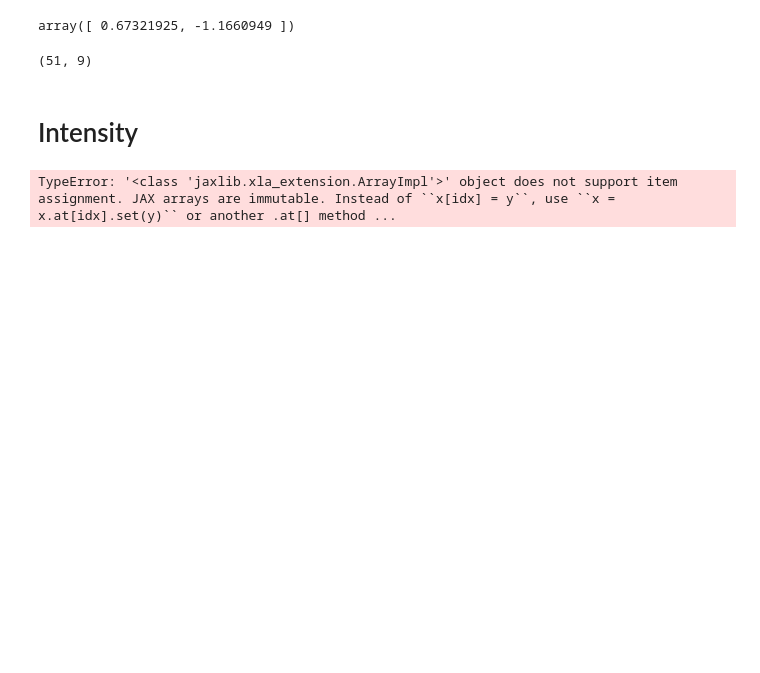
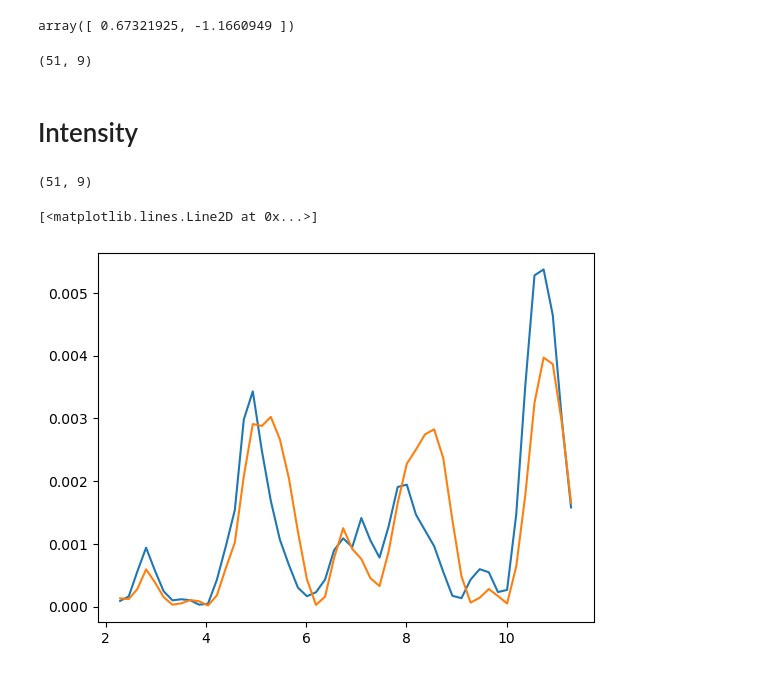
Before and after one commit to viperleed/viperleed-jax, a Jupyter notebook: Cu(111).ipynb, the cells around one changed output. Drawn from its saved outputs; the diff is of its cells as text; code cells hidden in the pictures; blank space fills up the shorter version.

Commit message:
feat:prefactor for single disp

```diff
--- a/Cu(111).ipynb
+++ b/Cu(111).ipynb
@@ -36,6 +36,8 @@ for i in range(n_geo):
 print(CDISP)
 # %% [output]
 [[[0.05 0.   0.  ]]]
+# %%
+CDISP = np.array([[[0.05, 0.0, 0.0]]], dtype=np.float64)
 # %%
 # unit vectors in Angstrom
 u_vec1 = np.array([1.2722, -2.2036])
@@ -140,6 +142,7 @@ theta, phi = 0.0, 0.0
 
 is_surface_atom = np.array([True]) # topmost atom is surface atom
 # %%
-prefactor = intensity_prefactor(CDISP, e_inside, v_real, v_imag, beam_indices, theta, phi, trar, is_surface_atom)
+prefactors = intensity_prefactor(CDISP, e_inside, v_real, v_imag, beam_indices, theta, phi, trar, is_surface_atom)
+prefactors.shape  # (n_energies, n_beams)
 # %% [output]
-TypeError: '<class 'jaxlib.xla_extension.ArrayImpl'>' object does not support item assignment. JAX arrays are immutable. Instead of ``x[idx] = y``, use ``x = x.at[idx].set(y)`` or another .at[] method ...
+(51, 9)
@@ -145,0 +153,8 @@ TypeError: '<class 'jaxlib.xla_extension.ArrayImpl'>' object does not support it
+# %%
+d_intensities = prefactors*abs(ref_amps + d_amplitude)**2
+# %%
+plt.plot(e_inside, (prefactors*abs(ref_amps)**2)[:,0])
+plt.plot(e_inside, d_intensities[:, 0])
+# %% [output]
+[<matplotlib.lines.Line2D at 0x...>]
+[figure, added]
```
Also changed, not shown: parts of 4 cells of this notebook, 1 other file.
